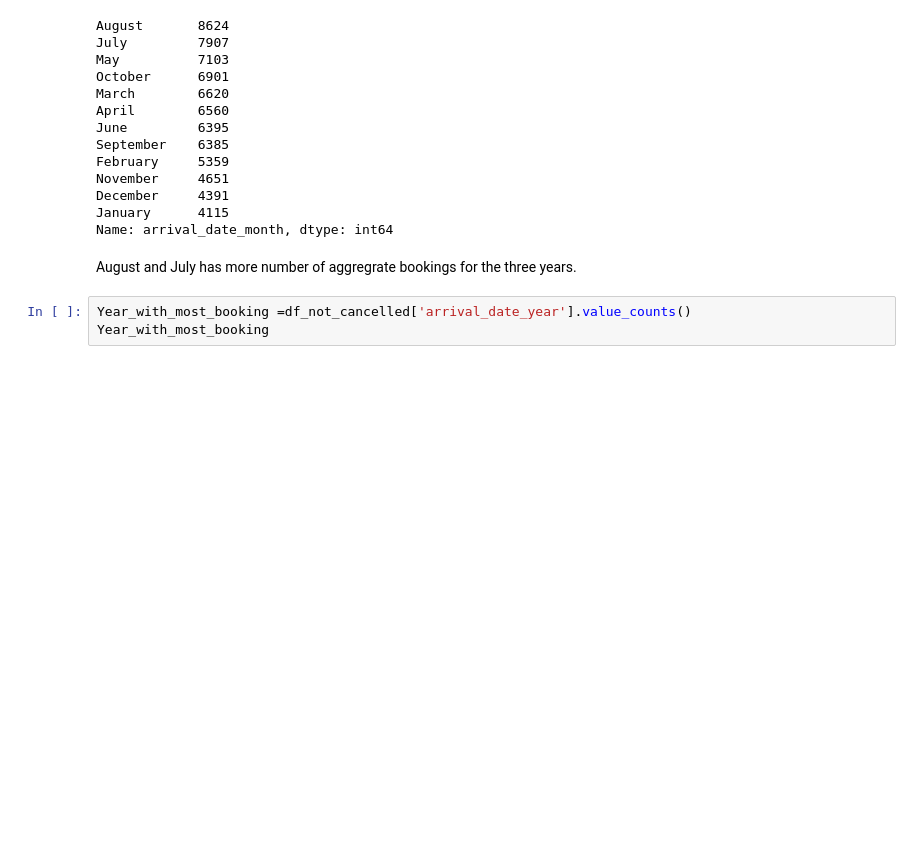
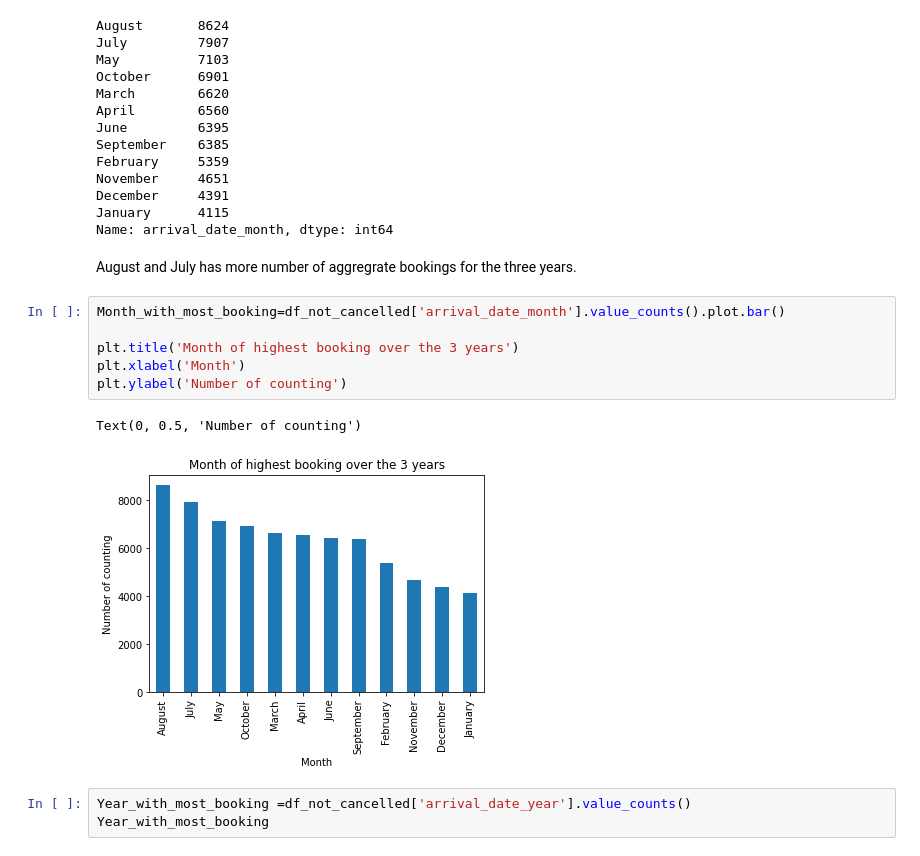
Before and after one commit to jyotirmoy23/Capstone-Project-1, a Jupyter notebook: Copy_of_Hotel_Booking_Analysis_Capstone_Project.ipynb, the cells around one changed output. Cells and saved outputs as stored; diff of their text form; blank space fills up the shorter version.

```diff
--- a/Copy_of_Hotel_Booking_Analysis_Capstone_Project.ipynb
+++ b/Copy_of_Hotel_Booking_Analysis_Capstone_Project.ipynb
@@ -289,6 +271,15 @@ January      4115
 Name: arrival_date_month, dtype: int64
 # %% [markdown]
 August and July has more number of aggregrate bookings for the three years.
+# %%
+Month_with_most_booking=df_not_cancelled['arrival_date_month'].value_counts().plot.bar()
+
+plt.title('Month of highest booking over the 3 years')
+plt.xlabel('Month')
+plt.ylabel('Number of counting')
+# %% [output]
+Text(0, 0.5, 'Number of counting')
+[figure, added]
 # %%
 Year_with_most_booking =df_not_cancelled['arrival_date_year'].value_counts()
 Year_with_most_booking
```
Also changed, not shown: parts of 10 cells of this notebook.
